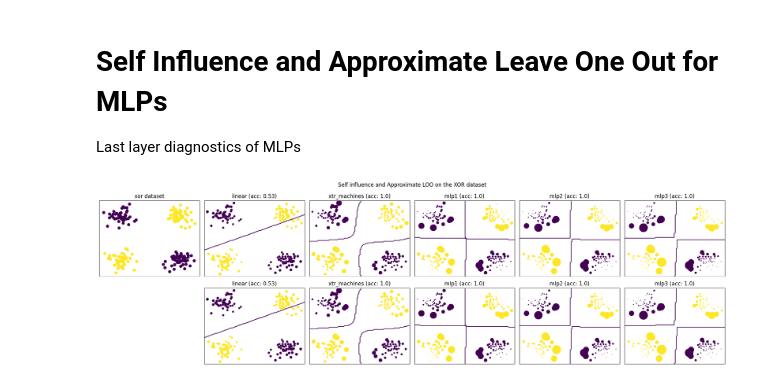
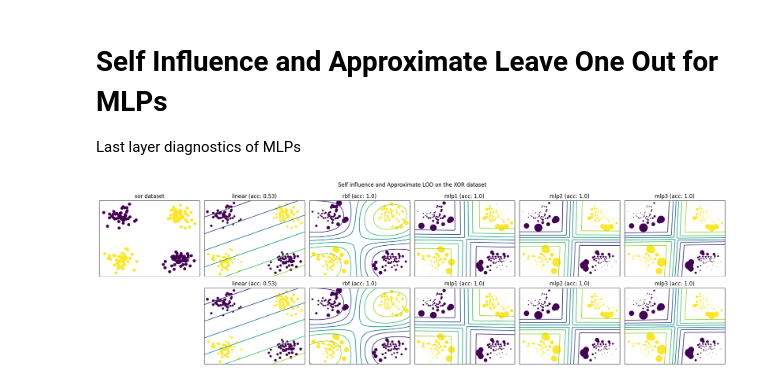
Before and after one commit to Orange-OpenSource/mislabeled, a Jupyter notebook: examples/plot_influence_mlp.ipynb, the cells around one changed output. Cells and saved outputs as stored; diff of their text form; code cells hidden in the pictures.

```diff
--- a/examples/plot_influence_mlp.ipynb
+++ b/examples/plot_influence_mlp.ipynb
@@ -24,4 +24,5 @@ from mislabeled.probe import SelfInfluence, ApproximateLOO
 # %%
+from sklearn.linear_model import LogisticRegression
 
 
 X1, _ = make_blobs(centers=2, random_state=1)
@@ -32,7 +33,7 @@ y = np.hstack((np.ones(X1.shape[0]), np.zeros(X1.shape[0]))).astype(int)
 hyper_params = dict(solver="lbfgs", random_state=1, alpha=1)
 models = dict(
     linear=MLPClassifier([], **hyper_params ),
-    xtr_machines=make_pipeline(RBFSampler(n_components=100, random_state=1), MLPClassifier([], **hyper_params)),
+    rbf=make_pipeline(RBFSampler(n_components=100, random_state=1), MLPClassifier([], **hyper_params)),
     mlp1=MLPClassifier([100], **hyper_params),
     mlp2=MLPClassifier([100]*2, **hyper_params),
     mlp3=MLPClassifier([100]*3, **hyper_params),
@@ -45,35 +46,35 @@ probes = {
 scores = {probe_name:{} for probe_name in probes.keys()}
 
 fig, axes = plt.subplots(len(probes), len(models) + 1,  figsize=(len(models)*4, len(probes)*3))
 
 
 axes[0, 0].scatter(X[:, 0], X[:, 1], c=y)
 axes[0, 0].set_xticks(())
 axes[0, 0].set_yticks(())
 axes[0, 0].set_title("xor dataset")
 
 axes[1, 0].axis("off")
 
 for (j, (probe_name, probe)), (i, (name, model)) in product(enumerate(probes.items()), enumerate(models.items())):
     model.fit(X, y)
     score = model.score(X, y)
     scores[probe_name][name] = probe(model, X, y)
 
     ax = axes[j, i+1]
     ax.scatter(
         X[:, 0], X[:, 1], c=y, s=20 * scores[probe_name][name] / np.mean(scores[probe_name][name])
     )
     ax.set_xticks(())
     ax.set_yticks(())
     ax.set_title(f"{name} (acc: {score})")
 
-    DecisionBoundaryDisplay.from_estimator(model, X, eps=0.1, ax=ax, plot_method="contour", response_method="predict", levels=[0])
+    DecisionBoundaryDisplay.from_estimator(model, X, eps=0.1, ax=ax, plot_method="contour")
 
 fig.suptitle("Self influence and Approximate LOO on the XOR dataset")
 plt.tight_layout()
 plt.show()
 # %% [output]
-[figure, old version]
+[figure, new version]
 # %%
 fig, axes = plt.subplots(len(probes), len(models) + 1, figsize=(len(models)*4, len(probes)*3))
 
```
Also changed, not shown: parts of 2 cells of this notebook, 8 other files.
